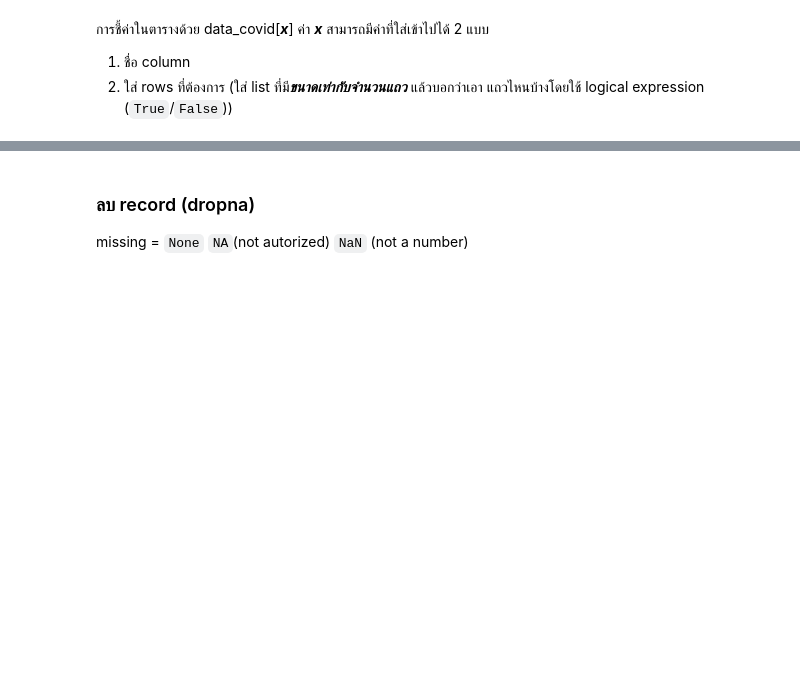
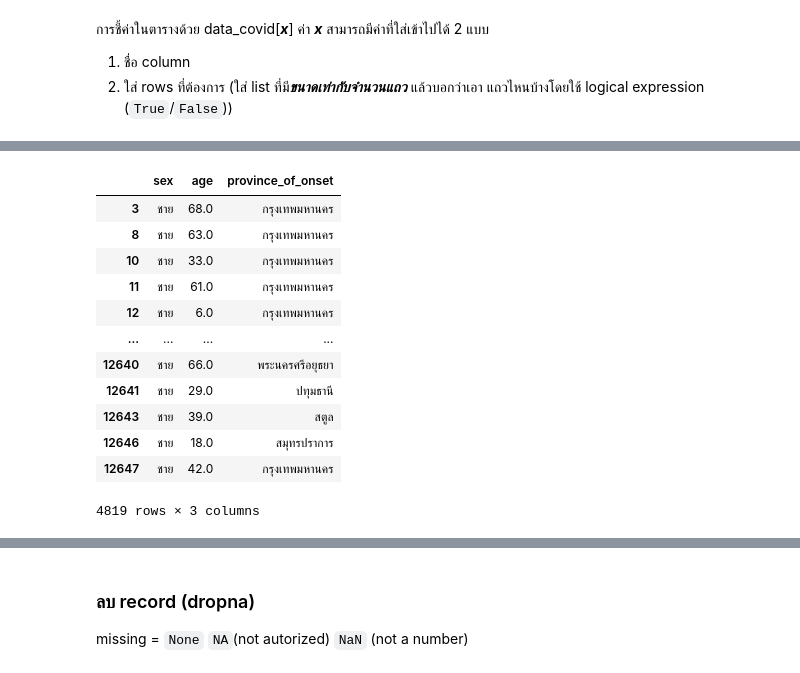
Before and after one commit to Jiraporn-klobrat/data_viz_2022, a Jupyter notebook: Pandas101.ipynb, the cells around one changed output, grey strips where cells are left out. Drawn from its saved outputs; the diff is of its cells as text; code cells hidden in the pictures; blank space fills up the shorter version.

```diff
--- a/Pandas101.ipynb
+++ b/Pandas101.ipynb
@@ -454,0 +329,19 @@ print(f'อายุเฉลี่ย ของ ผู้ป่วยหญิ
+# %%
+#1. คำนวณ อายุเฉลี่ย ของ**ผู้ชาย** ของข้อมูลทั้งหมด
+male = this_data_1[this_data_1['sex']=='ชาย']    # เลือกเฉพาะเพศชาย เลือกจากตารางที่ชื่อว่า this_data1 โดยสนใจคอลัมน์ที่ชื่อว่า sex แล้วเอาไปใส่ในตารางที่ชื่อว่า male
+male # เรียกแสดงตารางชื่อ male
+#male['age']
+# %% [output]
+|  | sex | age | province_of_onset |
+| 3 | ชาย | 68.0 | กรุงเทพมหานคร |
+| 8 | ชาย | 63.0 | กรุงเทพมหานคร |
+| 10 | ชาย | 33.0 | กรุงเทพมหานคร |
+| 11 | ชาย | 61.0 | กรุงเทพมหานคร |
+| 12 | ชาย | 6.0 | กรุงเทพมหานคร |
+| ... | ... | ... | ... |
+| 12640 | ชาย | 66.0 | พระนครศรีอยุธยา |
+| 12641 | ชาย | 29.0 | ปทุมธานี |
+| 12643 | ชาย | 39.0 | สตูล |
+| 12646 | ชาย | 18.0 | สมุทรปราการ |
+| 12647 | ชาย | 42.0 | กรุงเทพมหานคร |
+4819 rows × 3 columns
```
Also changed, not shown: parts of 58 cells of this notebook.
